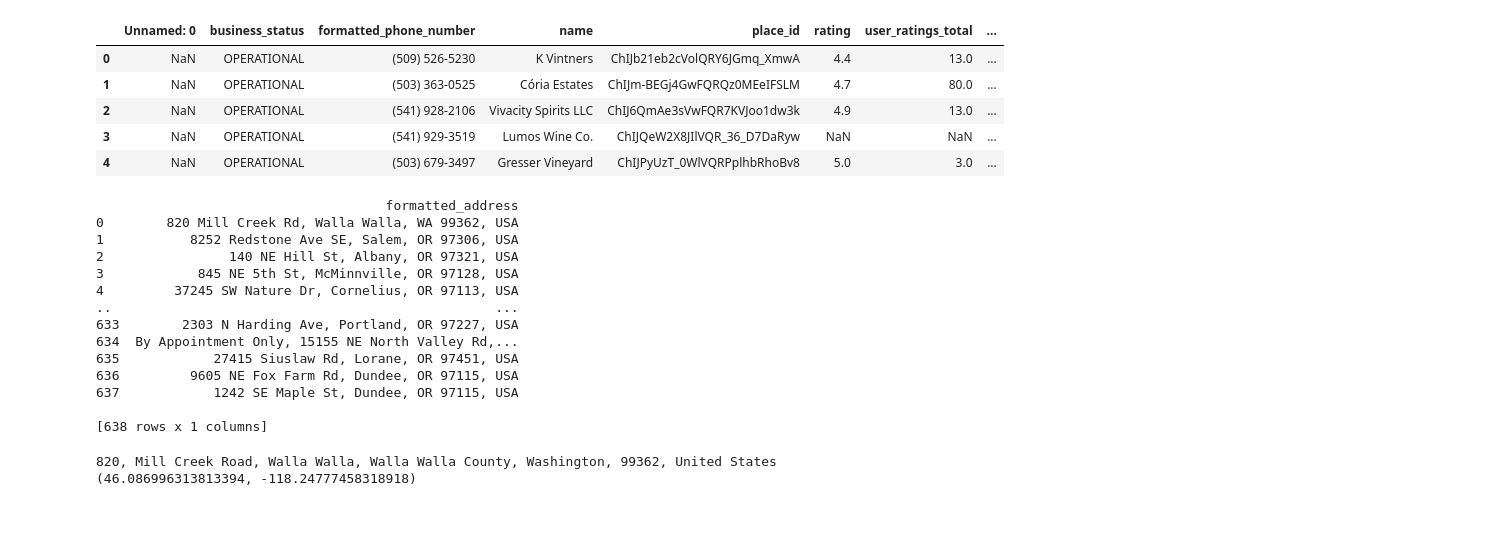
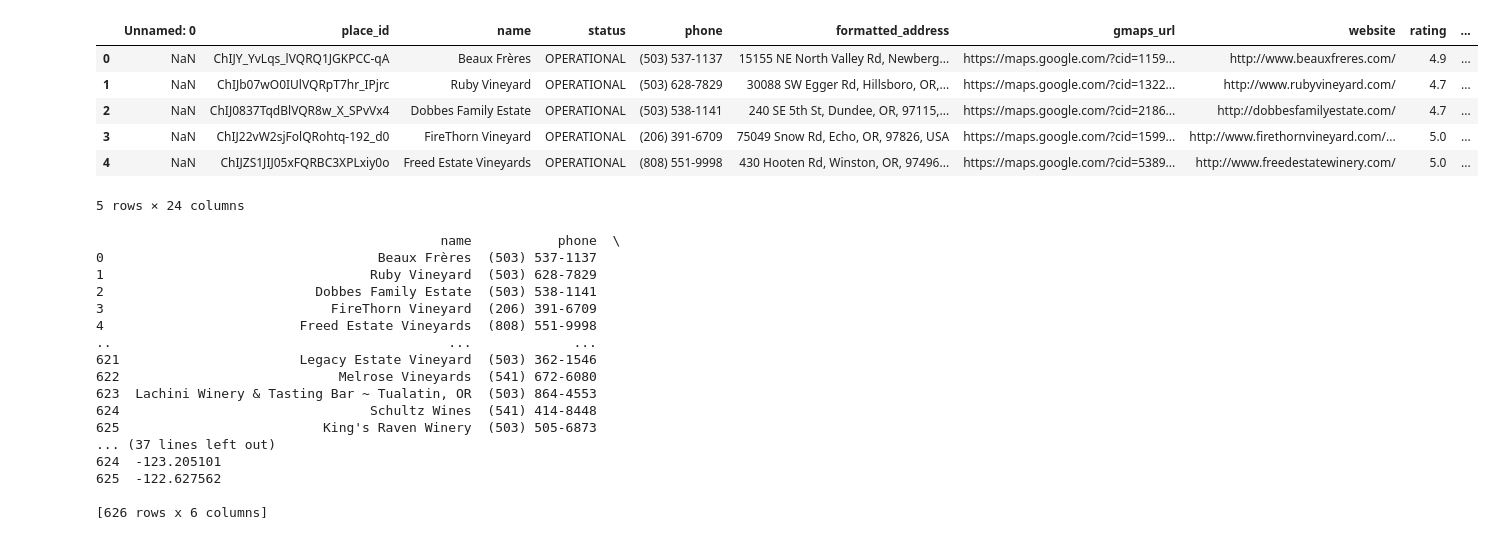
Before and after one commit to Bag0niku/Oregon_Wine, a Jupyter notebook: df for map start.ipynb, the cells around one changed output. Cells and saved outputs as stored; diff of their text form; code cells hidden in the pictures.

```diff
--- a/df for map start.ipynb
+++ b/df for map start.ipynb
@@ -4,41 +4,53 @@ import numpy as np
 import matplotlib.pyplot as plt
 from unicodedata import normalize
 from geopy.geocoders import Nominatim
+import geopy
 import folium
+import gmaps
+import requests
+from config import g_key
 
-table_OVDetail = pd.read_html('file:///Users/darrin/Desktop/Class/Oregon_Wine/vineyard_project/resources/cleaned_google_vineyard_details.html')
-table_OVReviews = pd.read_html('file:///Users/darrin/Desktop/Class/Oregon_Wine/vineyard_project/resources/cleaned_google_vineyard_reviews.csv.html')
-table_OVWine = pd.read_html ('file:///Users/darrin/Desktop/Class/Oregon_Wine/vineyard_project/resources/clean_wine_df_csv.html')
+# Configure gmaps
+gmaps.configure(api_key=g_key)
+
+table_OVGPS = pd.read_html('file:///Users/darrin/Desktop/Class/Oregon_Wine/vineyard_project/resources/google_vineyards.csv.html')
+#table_OVDetail = pd.read_html('file:///Users/darrin/Desktop/Class/Oregon_Wine/vineyard_project/resources/cleaned_google_vineyard_details.html')
+#table_OVReviews = pd.read_html('file:///Users/darrin/Desktop/Class/Oregon_Wine/vineyard_project/resources/cleaned_google_vineyard_reviews.csv.html')
+#table_OVWine = pd.read_html ('file:///Users/darrin/Desktop/Class/Oregon_Wine/vineyard_project/resources/clean_wine_df_csv.html')
 # %%
-df = table_OVDetail[0]
+df = table_OVGPS[0]
 df.head()
 #print(df.index)
 #print('Row count is:', len(df.index))
 # %% [output]
-|  | Unnamed: 0 | business_status | formatted_phone_number | name | place_id | rating | user_ratings_total | ... |
-| 0 | NaN | OPERATIONAL | (509) 526-5230 | K Vintners | ChIJb21eb2cVolQRY6JGmq_XmwA | 4.4 | 13.0 | ... |
-| 1 | NaN | OPERATIONAL | (503) 363-0525 | Cória Estates | ChIJm-BEGj4GwFQRQz0MEeIFSLM | 4.7 | 80.0 | ... |
-| 2 | NaN | OPERATIONAL | (541) 928-2106 | Vivacity Spirits LLC | ChIJ6QmAe3sVwFQR7KVJoo1dw3k | 4.9 | 13.0 | ... |
-| 3 | NaN | OPERATIONAL | (541) 929-3519 | Lumos Wine Co. | ChIJQeW2X8JIlVQR_36_D7DaRyw | NaN | NaN | ... |
-| 4 | NaN | OPERATIONAL | (503) 679-3497 | Gresser Vineyard | ChIJPyUzT_0WlVQRPplhbRhoBv8 | 5.0 | 3.0 | ... |
+|  | Unnamed: 0 | place_id | name | status | phone | formatted_address | gmaps_url | website | rating | ... |
+| 0 | NaN | ChIJY_YvLqs_lVQRQ1JGKPCC-qA | Beaux Frères | OPERATIONAL | (503) 537-1137 | 15155 NE North Valley Rd, Newberg... | https://maps.google.com/?cid=1159... | http://www.beauxfreres.com/ | 4.9 | ... |
+| 1 | NaN | ChIJb07wO0IUlVQRpT7hr_IPjrc | Ruby Vineyard | OPERATIONAL | (503) 628-7829 | 30088 SW Egger Rd, Hillsboro, OR,... | https://maps.google.com/?cid=1322... | http://www.rubyvineyard.com/ | 4.7 | ... |
+| 2 | NaN | ChIJ0837TqdBlVQR8w_X_SPvVx4 | Dobbes Family Estate | OPERATIONAL | (503) 538-1141 | 240 SE 5th St, Dundee, OR, 97115,... | https://maps.google.com/?cid=2186... | http://dobbesfamilyestate.com/ | 4.7 | ... |
+| 3 | NaN | ChIJ22vW2sjFolQRohtq-192_d0 | FireThorn Vineyard | OPERATIONAL | (206) 391-6709 | 75049 Snow Rd, Echo, OR, 97826, USA | https://maps.google.com/?cid=1599... | http://www.firethornvineyard.com/... | 5.0 | ... |
+| 4 | NaN | ChIJZS1JIJ05xFQRBC3XPLxiy0o | Freed Estate Vineyards | OPERATIONAL | (808) 551-9998 | 430 Hooten Rd, Winston, OR, 97496... | https://maps.google.com/?cid=5389... | http://www.freedestatewinery.com/ | 5.0 | ... |
+5 rows × 24 columns
 # %%
-df = df.drop(['business_status', 'place_id', 'user_ratings_total', 'website', 'formatted_phone_number', 'name', 'rating',
-             'street_address_1','street_address_2', 'country_code', 'url', 'location_name', 'city', 'province',
-             'zipcode', 'Unnamed: 0'], axis = 1)
+df = df.drop(['Unnamed: 0', 'place_id', 'status', 'gmaps_url', 'rating','totatl_reviews',
+              'country', 'empty', 'brand', 'brand_id', 'street_address', 'city', 'province', 'zipcode',
+              'northeast_lat', 'northeast_lon', 'southwest_lat', 'southwest_lon'], axis = 1)
 print (df)
 # %% [output]
-                                     formatted_address
-0        820 Mill Creek Rd, Walla Walla, WA 99362, USA
-1           8252 Redstone Ave SE, Salem, OR 97306, USA
-2                140 NE Hill St, Albany, OR 97321, USA
-3            845 NE 5th St, McMinnville, OR 97128, USA
-4         37245 SW Nature Dr, Cornelius, OR 97113, USA
-..                                                 ...
-633        2303 N Harding Ave, Portland, OR 97227, USA
-634  By Appointment Only, 15155 NE North Valley Rd,...
-635            27415 Siuslaw Rd, Lorane, OR 97451, USA
-636         9605 NE Fox Farm Rd, Dundee, OR 97115, USA
-637            1242 SE Maple St, Dundee, OR 97115, USA
+                                            name           phone  \
+0                                   Beaux Frères  (503) 537-1137
+1                                  Ruby Vineyard  (503) 628-7829
+2                           Dobbes Family Estate  (503) 538-1141
+3                             FireThorn Vineyard  (206) 391-6709
+4                         Freed Estate Vineyards  (808) 551-9998
+..                                           ...             ...
+621                       Legacy Estate Vineyard  (503) 362-1546
+622                            Melrose Vineyards  (541) 672-6080
+623  Lachini Winery & Tasting Bar ~ Tualatin, OR  (503) 864-4553
+624                                Schultz Wines  (541) 414-8448
+625                          King's Raven Winery  (503) 505-6873
+... (37 lines left out)
+624  -123.205101
+625  -122.627562
 
-[638 rows x 1 columns]
+[626 rows x 6 columns]
 # %%
@@ -46,9 +57,0 @@ df.to_csv('Winery_Location', encoding='utf-8')
-# %%
-# test to find geo location
-geolocator = Nominatim(timeout=10, user_agent = "myGeolocator")
-location = geolocator.geocode('820 Mill Creek Rd, Walla Walla, WA 99362, USA')
-print(location)
-print((location.latitude, location.longitude))
-# %% [output]
-820, Mill Creek Road, Walla Walla, Walla Walla County, Washington, 99362, United States
-(46.086996313813394, -118.24777458318918)
```
Also changed, not shown: parts of 9 cells of this notebook.
